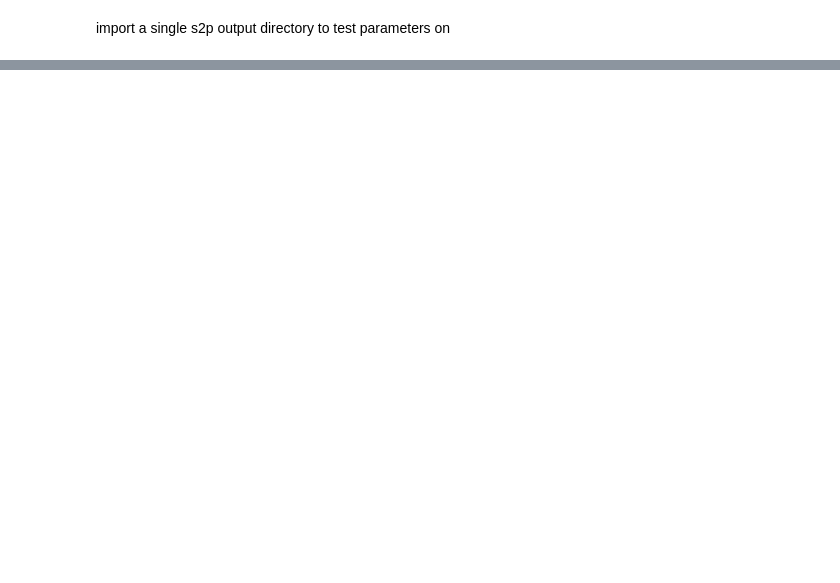
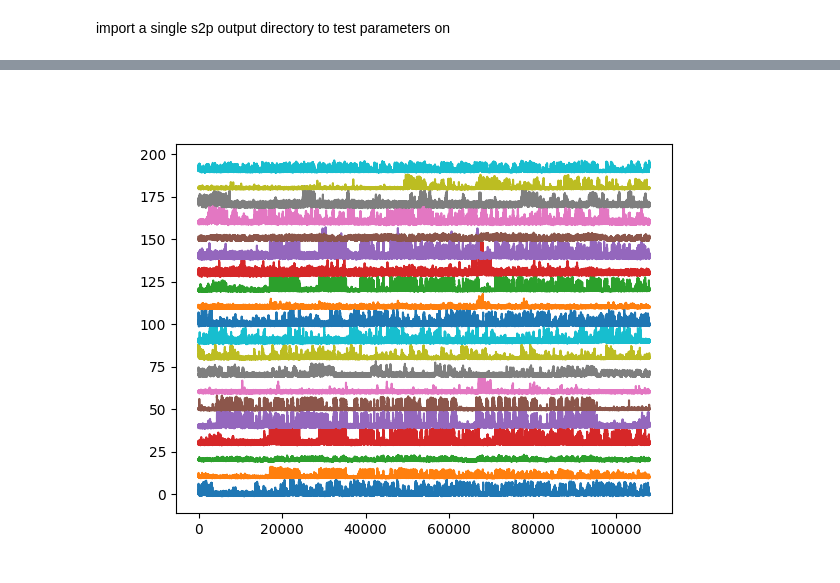
Before and after one commit to RichieHakim/NBAP, a Jupyter notebook: behavioral_drift_analysis/5a_make_dFoF_and_tqm/prepare_parameters.ipynb, the cells around one changed output, grey strips where cells are left out. Saved outputs shown, nothing was run; the diff lists cells and outputs as text; code cells hidden in the pictures; blank space fills up the shorter version.

```diff
--- a/behavioral_drift_analysis/5a_make_dFoF_and_tqm/prepare_parameters.ipynb
+++ b/behavioral_drift_analysis/5a_make_dFoF_and_tqm/prepare_parameters.ipynb
@@ -72,0 +112,7 @@ ROIs included: 829 / 2945
+# %%
+n = 20
+
+plt.figure()
+plt.plot(dFoF[iscell_tqm][:n].T + np.arange(n)[None,:]*10);
+# %% [output]
+[figure, added]
```
Also changed, not shown: parts of 12 cells of this notebook, 9 other files.
